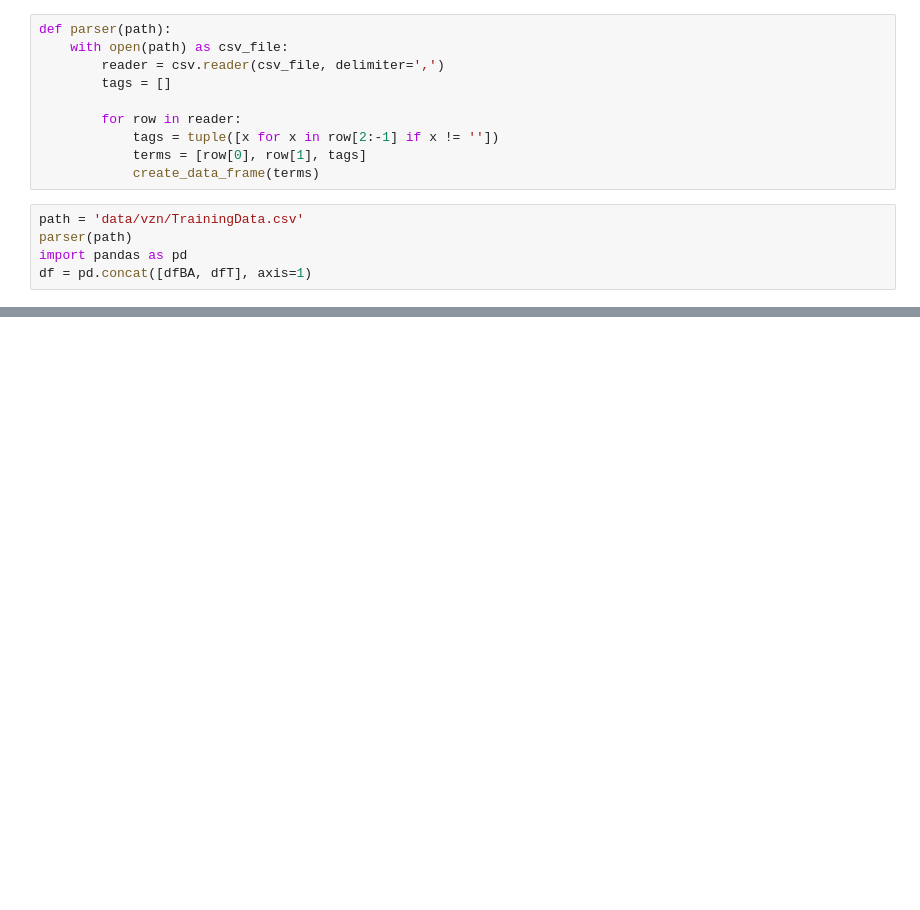
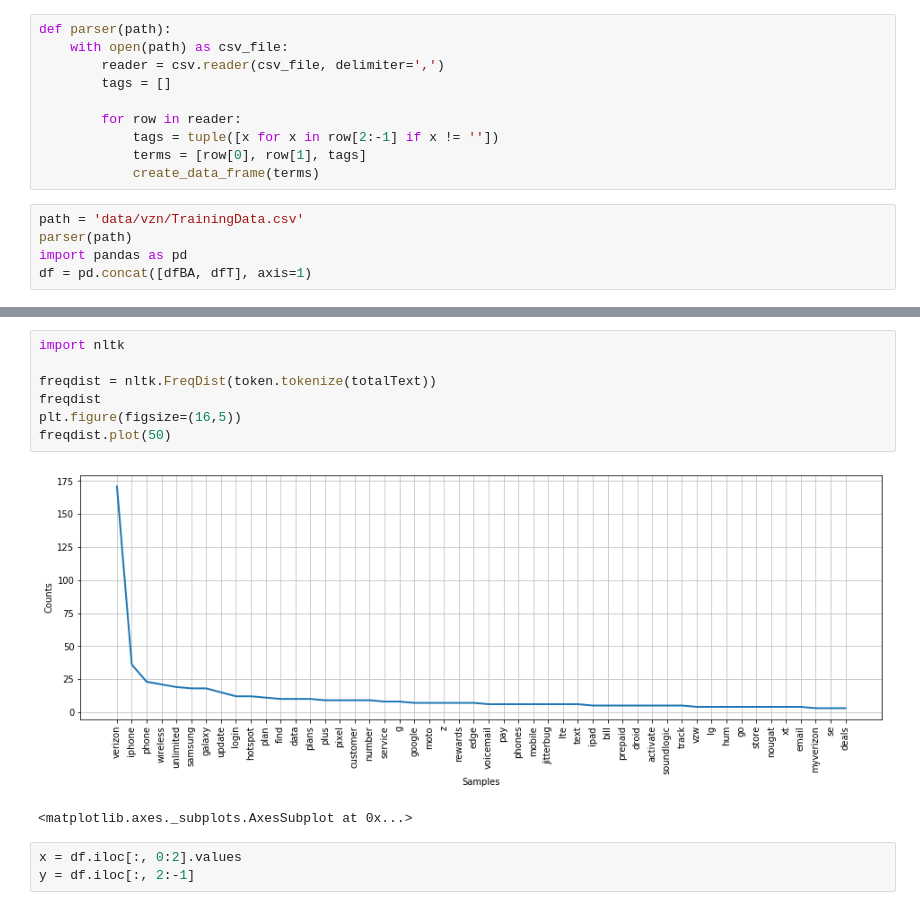
Before and after one commit to andres-root/multilabel-text-classifier, a Jupyter notebook: multilabel2.ipynb, the cells around one changed output, grey strips where cells are left out. Saved outputs shown, nothing was run; the diff lists cells and outputs as text; blank space fills up the shorter version.

```diff
--- a/multilabel2.ipynb
+++ b/multilabel2.ipynb
@@ -43,0 +182,13 @@ df = pd.concat([dfBA, dfT], axis=1)
+# %%
+import nltk
+
+freqdist = nltk.FreqDist(token.tokenize(totalText))
+freqdist
+plt.figure(figsize=(16,5))
+freqdist.plot(50)
+# %% [output]
+[figure, added]
+<matplotlib.axes._subplots.AxesSubplot at 0x...>
+# %%
+x = df.iloc[:, 0:2].values
+y = df.iloc[:, 2:-1]
```
Also changed, not shown: parts of 25 cells of this notebook.
